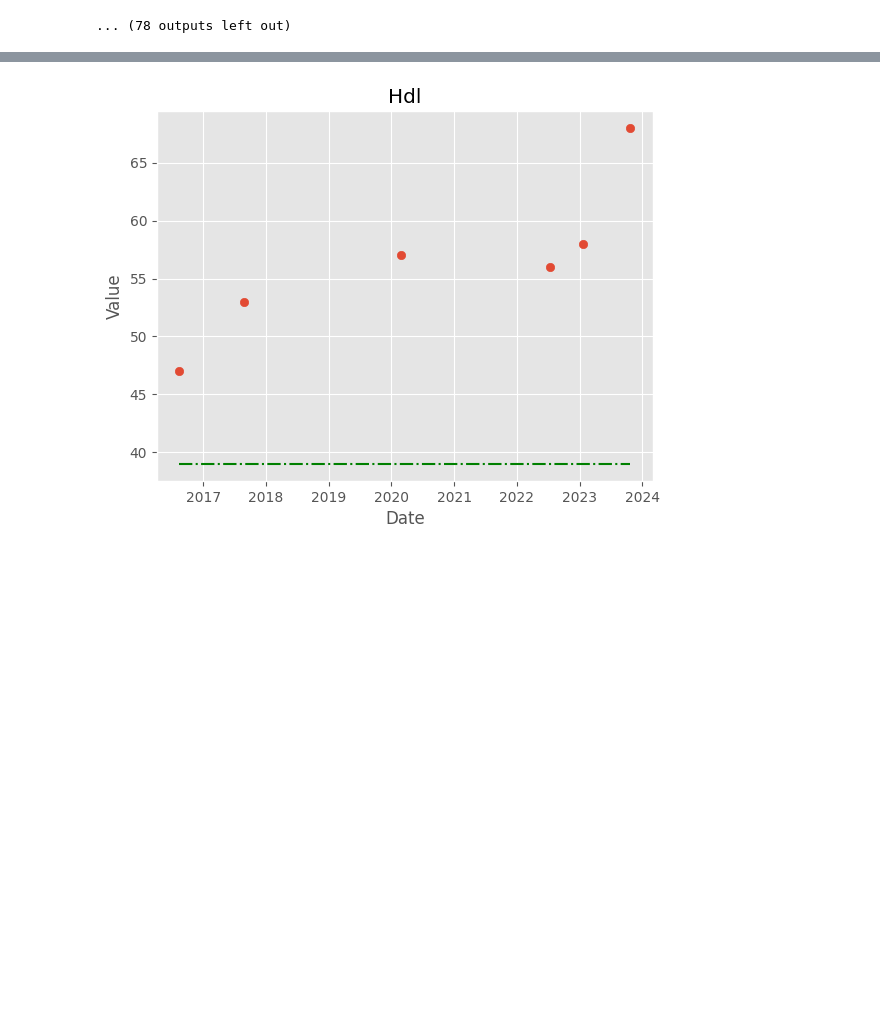
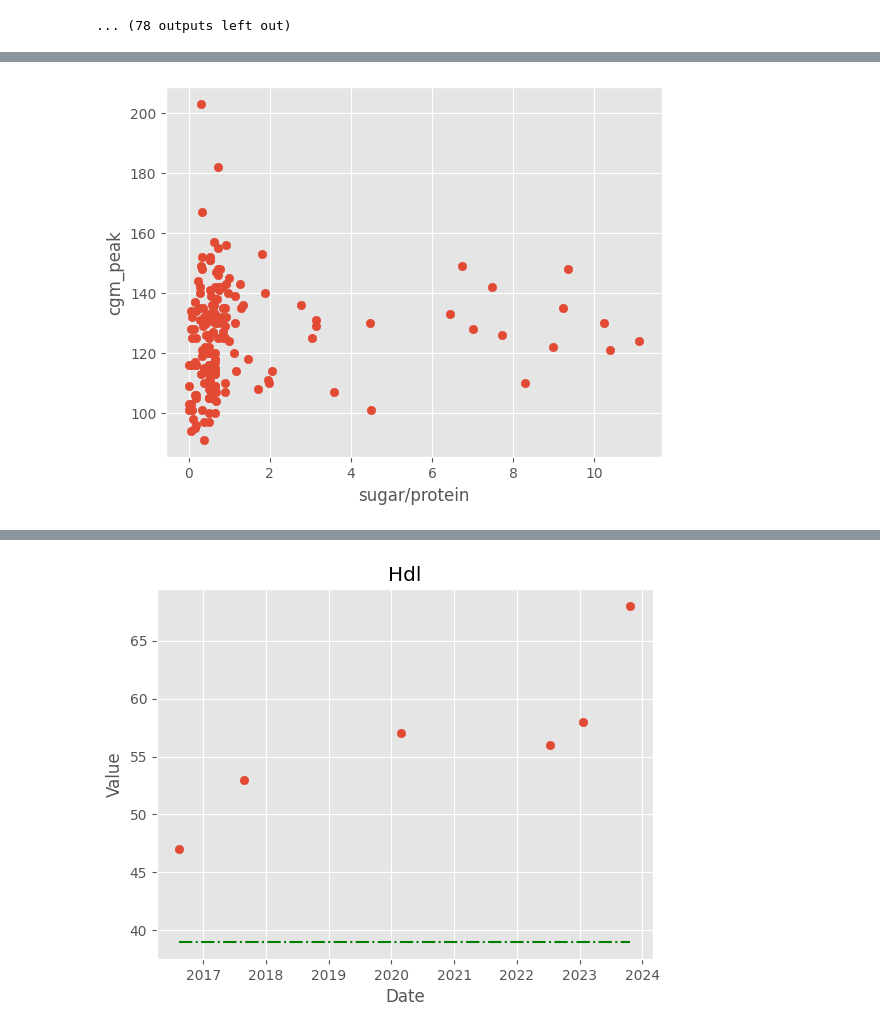
Before and after one commit to jlprieto/sandbox, a Jupyter notebook: Health_Agregator.ipynb, the cells around one changed output, grey strips where cells are left out. Drawn from its saved outputs; the diff is of its cells as text; code cells hidden in the pictures; blank space fills up the shorter version.

```diff
--- a/Health_Agregator.ipynb
+++ b/Health_Agregator.ipynb
@@ -427 +1427,4 @@ glucose_data['glucose_filtered'] = glucose_data['glucose']
+# %%
+loseit_meals = pd.read_csv(os.path.join(_AUXILIARY_ROOT_, 'loseit_meals.csv'))
+nutrisense_meals = pd.read_csv(os.path.join(_AUXILIARY_ROOT_, 'nutrisense_meals.csv'))
 # %%
@@ -1006,0 +1704,17 @@ with open(parsed_apple_ehr_path, 'w') as f_out:
+# %%
+df = meals_cgm.copy()
+df['sugar/protein'] = df['Sugar'] / df['Protein']
+df['sugar/fat'] = df['Sugar'] / df['Fat']
+df['sugar/carbs'] = df['Sugar'] / df['Carbs']
+df['sugar/fiber'] = df['Sugar'] / df['Fiber']
+
+df = df[df['sugar/protein'] < 12].copy()
+
+x = 'sugar/protein'
+y = 'cgm_peak'
+plt.scatter(df[x], df[y])
+plt.xlabel(x)
+plt.ylabel(y)
+plt.show()
+# %% [output]
+[figure, added]
```
Also changed, not shown: parts of 105 cells of this notebook.
